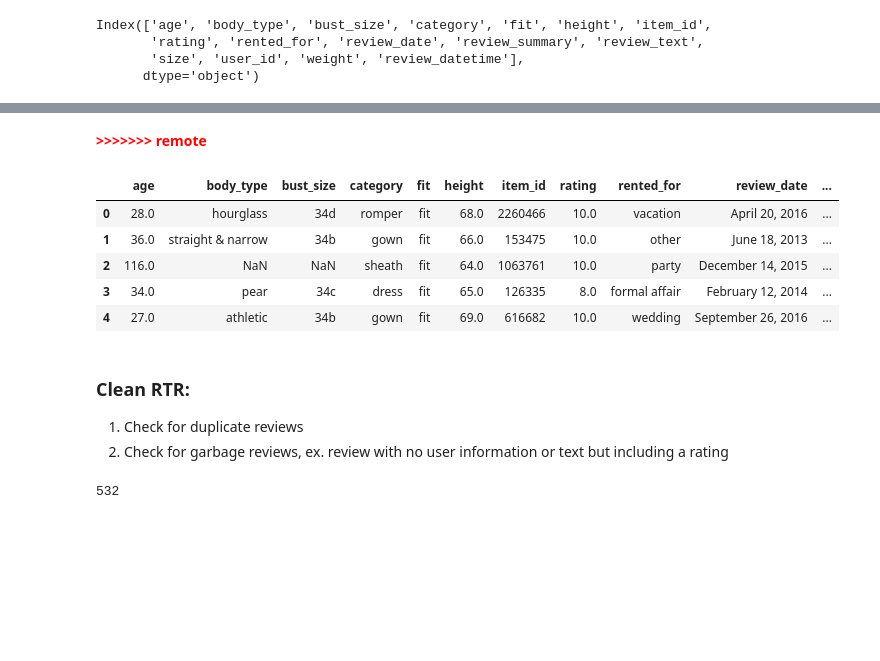
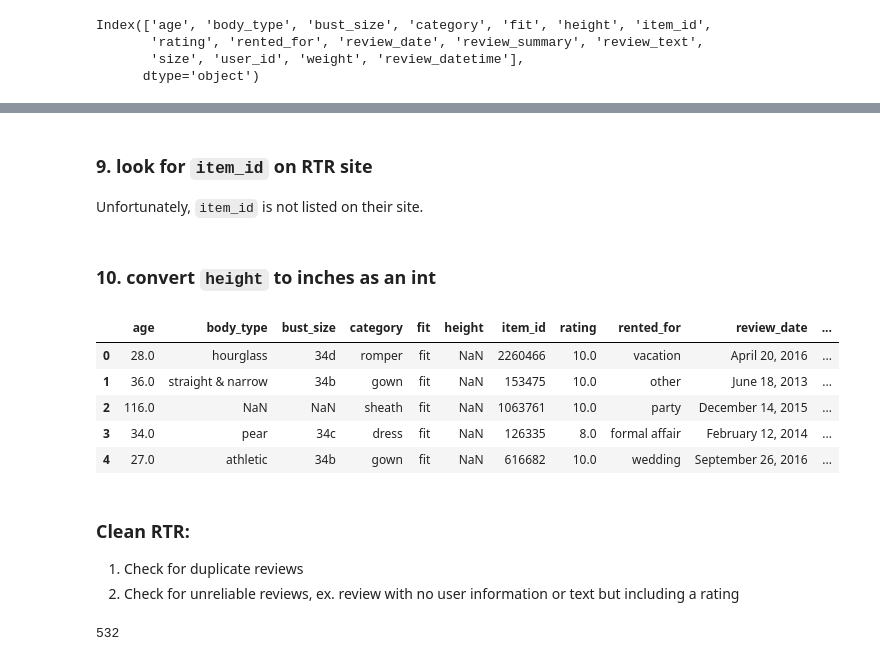
Before and after one commit to CliffordBridges/Whose-Clothes-Fit-Well, a Jupyter notebook: notebooks/Cleaning/RTR_DataCleaning.ipynb, the cells around one changed output, grey strips where cells are left out. Drawn from its saved outputs; the diff is of its cells as text; code cells hidden in the pictures; blank space fills up the shorter version.

````diff
--- a/notebooks/Cleaning/RTR_DataCleaning.ipynb
+++ b/notebooks/Cleaning/RTR_DataCleaning.ipynb
@@ -6,5 +10,5 @@ import pandas as pd
 # %%
-rtr_data = pd.read_json('rent_the_runway_data.zip', lines=True)
+rtr_data = pd.read_json('../../data/rent_the_runway_data.zip', lines=True)
 # %%
 rtr_data.head()
 # %% [output]
@@ -114,2 +108,2 @@ def convert_lbs_to_int(pounds):
 # %%
-rtr_data.weight = rtr_data.weight.apply(convert_lbs_to_int)
+rtr_data.weight = rtr_data.weight.apply(fxn.convert_lbs_to_int)
@@ -141,7 +148,5 @@ rtr_data.info()
 # %%
-bust_cup = rtr_data.bust_size.apply(separate_band_and_cup).str.split(',', n=2, expand=True)
+bust_cup = rtr_data.bust_size.apply(fxn.separate_band_and_cup).str.split(',', n=2, expand=True)
 bust_cup.columns = ['band_size', 'cup_size']
-# %% [markdown]
-<span style="color:red">**>>>>>>> remote**</span>
 # %%
 rtr_data = pd.concat([rtr_data, bust_cup], axis=1)
@@ -160,10 +153,16 @@ def convert_feetinches_to_inches(distance):
+# %% [markdown]
+### 9. look for ```item_id``` on RTR site
+
+Unfortunately, ```item_id``` is not listed on their site.
+# %% [markdown]
+### 10. convert ```height``` to inches as an int
 # %%
-rtr_data.height = rtr_data.height.apply(convert_feetinches_to_inches)
+rtr_data.height = rtr_data.height.apply(fxn.convert_feetinches_to_inches)
 rtr_data.head()
 # %% [output]
 |  | age | body_type | bust_size | category | fit | height | item_id | rating | rented_for | review_date | ... |
-| 0 | 28.0 | hourglass | 34d | romper | fit | 68.0 | 2260466 | 10.0 | vacation | April 20, 2016 | ... |
-| 1 | 36.0 | straight & narrow | 34b | gown | fit | 66.0 | 153475 | 10.0 | other | June 18, 2013 | ... |
-| 2 | 116.0 | NaN | NaN | sheath | fit | 64.0 | 1063761 | 10.0 | party | December 14, 2015 | ... |
-| 3 | 34.0 | pear | 34c | dress | fit | 65.0 | 126335 | 8.0 | formal affair | February 12, 2014 | ... |
-| 4 | 27.0 | athletic | 34b | gown | fit | 69.0 | 616682 | 10.0 | wedding | September 26, 2016 | ... |
+| 0 | 28.0 | hourglass | 34d | romper | fit | NaN | 2260466 | 10.0 | vacation | April 20, 2016 | ... |
+| 1 | 36.0 | straight & narrow | 34b | gown | fit | NaN | 153475 | 10.0 | other | June 18, 2013 | ... |
+| 2 | 116.0 | NaN | NaN | sheath | fit | NaN | 1063761 | 10.0 | party | December 14, 2015 | ... |
+| 3 | 34.0 | pear | 34c | dress | fit | NaN | 126335 | 8.0 | formal affair | February 12, 2014 | ... |
+| 4 | 27.0 | athletic | 34b | gown | fit | NaN | 616682 | 10.0 | wedding | September 26, 2016 | ... |
@@ -192,7 +173,7 @@ rtr_data.height = rtr_data.height.apply(convert_feetinches_to_inches)
 # %% [markdown]
 ### Clean RTR:
 1. Check for duplicate reviews
-2. Check for garbage reviews, ex. review with no user information or text but including a rating
+2. Check for unreliable reviews, ex. review with no user information or text but including a rating
 # %%
 rtr_data.duplicated(subset=['user_id', 'item_id'], keep=False).sum()
 # %% [output]
````
Also changed, not shown: parts of 36 cells of this notebook, 1 other file.
